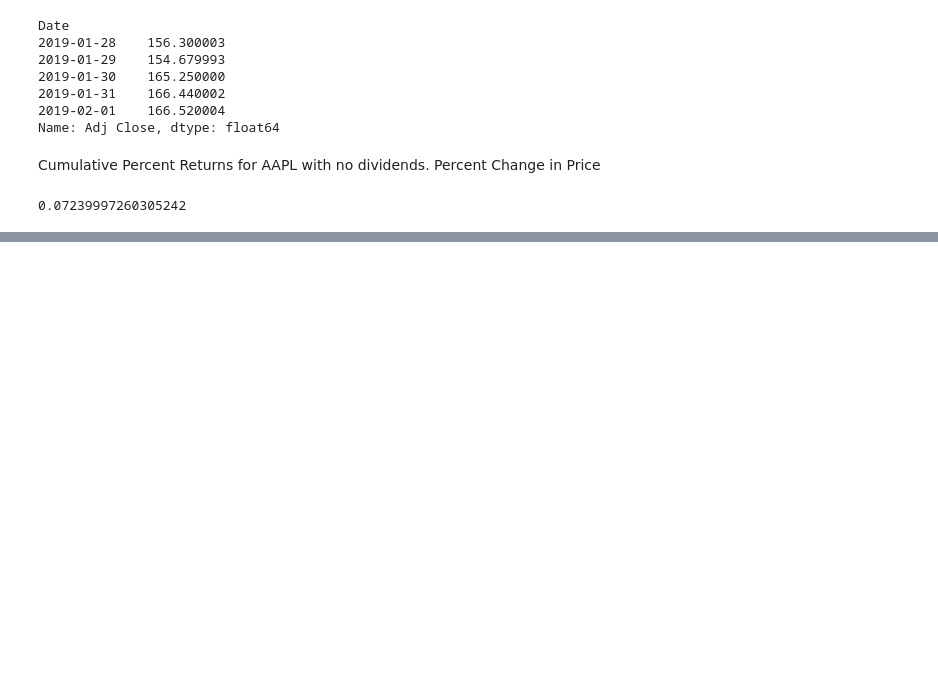
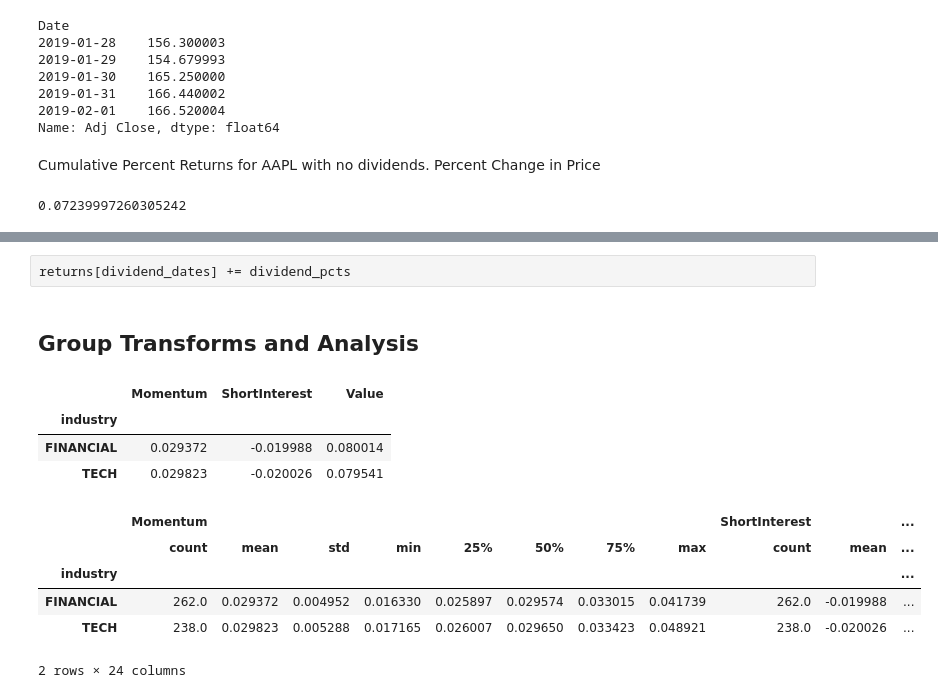
Before and after one commit to kevin11h/Python-for-Data-Analysis, a Jupyter notebook: Chapter-11-Financial-and-Economic-Data-Applications/Financial and Economic Data Applications.ipynb, the cells around one changed output, grey strips where cells are left out. Drawn from its saved outputs; the diff is of its cells as text; code cells hidden in the pictures; blank space fills up the shorter version.

Commit message:
finished cumulative returns and indexes , started group transforms and analysis

```diff
--- a/Chapter-11-Financial-and-Economic-Data-Applications/Financial and Economic Data Applications.ipynb
+++ b/Chapter-11-Financial-and-Economic-Data-Applications/Financial and Economic Data Applications.ipynb
@@ -105,0 +165,4 @@ price['2011-10-03']/price['2011-3-01'] - 1
+# %% [raw]
+returns[dividend_dates] += dividend_pcts
+# %% [markdown]
+## Group Transforms and Analysis
@@ -105,0 +174,35 @@ price['2011-10-03']/price['2011-3-01'] - 1
+# %%
+N = 1000
+def rands(n):
+    choices = string.ascii_uppercase
+    return ''.join([random.choice(choices) for _ in range(n)])
+tickers = np.array([rands(5) for _ in range(N)])
+# %%
+M = 500
+
+df = DataFrame({'Momentum': np.random.randn(M) / 200 + 0.03,
+                'Value': np.random.randn(M) / 200+ 0.08,
+                'ShortInterest': np.random.randn(M) / 200 - 0.02},
+                index=tickers[:M])
+
+ind_names = np.array(['FINANCIAL', 'TECH'])
+sampler = np.random.randint(0, len(ind_names), N)
+industries = Series(ind_names[sampler], index=tickers, name='industry')
+
+by_industry = df.groupby(industries)
+
+by_industry.mean()
+# %% [output]
+|  | Momentum | ShortInterest | Value |
+| industry |  |  |  |
+| FINANCIAL | 0.029372 | -0.019988 | 0.080014 |
+| TECH | 0.029823 | -0.020026 | 0.079541 |
+# %%
+by_industry.describe()
+# %% [output]
+|  | Momentum |  |  |  |  |  |  |  | ShortInterest |  | ... |
+|  | count | mean | std | min | 25% | 50% | 75% | max | count | mean | ... |
+| industry |  |  |  |  |  |  |  |  |  |  | ... |
+| FINANCIAL | 262.0 | 0.029372 | 0.004952 | 0.016330 | 0.025897 | 0.029574 | 0.033015 | 0.041739 | 262.0 | -0.019988 | ... |
+| TECH | 238.0 | 0.029823 | 0.005288 | 0.017165 | 0.026007 | 0.029650 | 0.033423 | 0.048921 | 238.0 | -0.020026 | ... |
+2 rows × 24 columns
```
Also changed, not shown: parts of 6 cells of this notebook.
